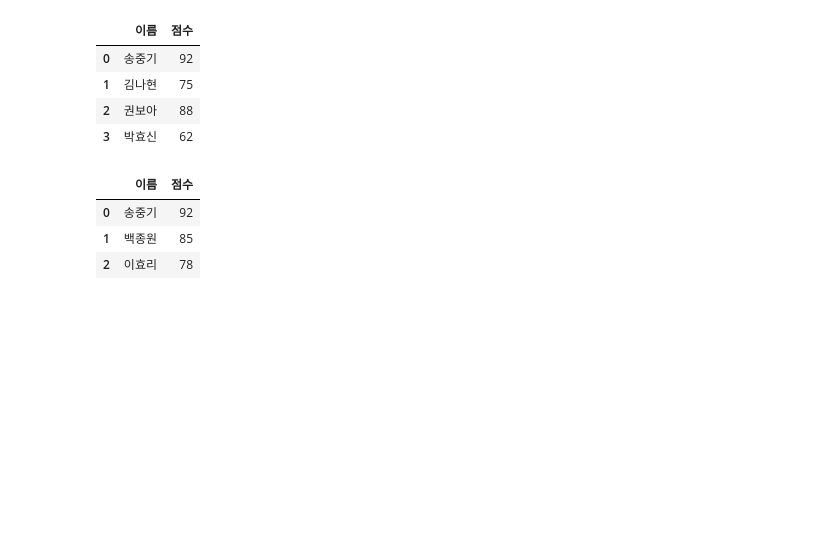
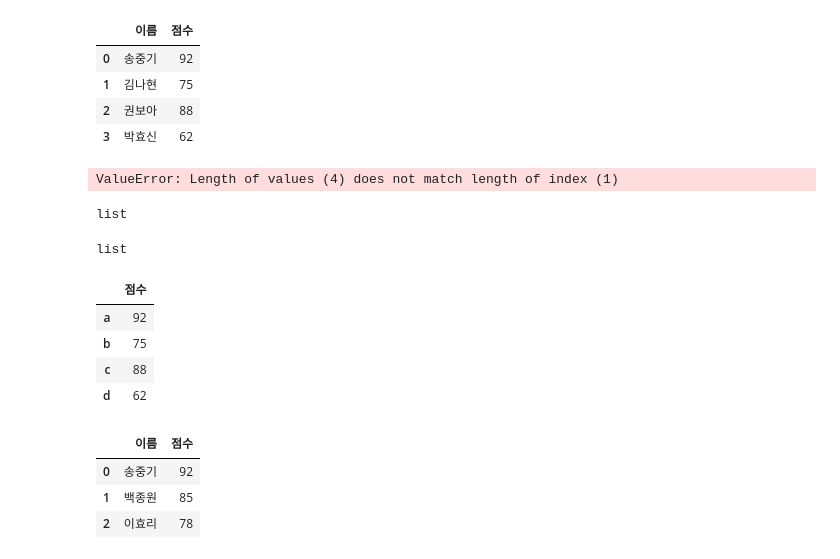
Before and after one commit to lolsaless/Python, a Jupyter notebook: 1. 학습/1. 파이썬으로 할 수 있는 모든것/5. 데이터 분석 및 시각화/2. 판다스 라이브러리 엑셀 vlookup.ipynb, the cells around one changed output. Saved outputs shown, nothing was run; the diff lists cells and outputs as text; code cells hidden in the pictures; blank space fills up the shorter version.

```diff
--- a/1. 학습/1. 파이썬으로 할 수 있는 모든것/5. 데이터 분석 및 시각화/2. 판다스 라이브러리 엑셀 vlookup.ipynb
+++ b/1. 학습/1. 파이썬으로 할 수 있는 모든것/5. 데이터 분석 및 시각화/2. 판다스 라이브러리 엑셀 vlookup.ipynb
@@ -223,3 +221,23 @@ pd.DataFrame(data1, columns=['이름']).merge(pd.DataFrame(data2, columns=['점
+# %%
+pd.DataFrame(data = data2, index=data1, columns=['이름'])
+# %% [output]
+ValueError: Length of values (4) does not match length of index (1)
+# %%
+type(data1[0])
+# %% [output]
+list
+# %%
+type(data2[0])
+# %% [output]
+list
+# %%
+pd.DataFrame(data2, index='a, b, c, d'.split(', '), columns=['점수'])
+# %% [output]
+|  | 점수 |
+| a | 92 |
+| b | 75 |
+| c | 88 |
+| d | 62 |
 # %%
 import pandas as pd
 # %%
```
Also changed, not shown: parts of 7 cells of this notebook, 1 other file.
